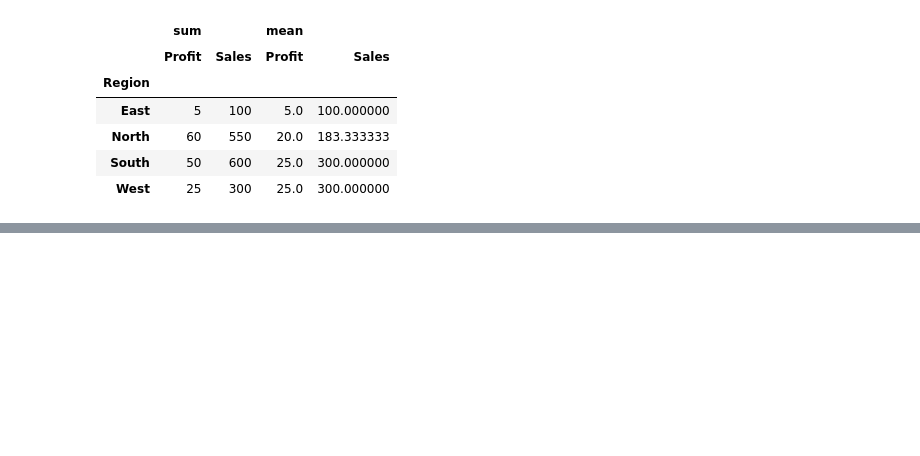
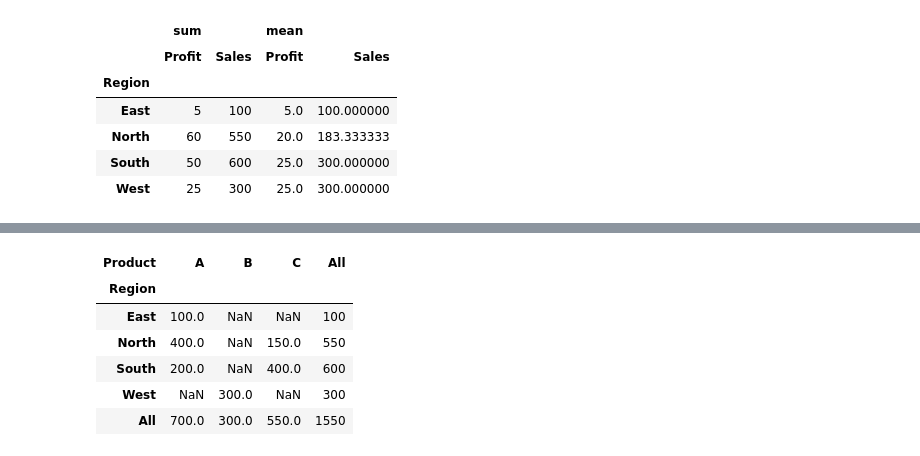
Before and after one commit to mohitsingh109/Learning-Python-March, a Jupyter notebook: Pandas.ipynb, the cells around one changed output, grey strips where cells are left out. Cells and saved outputs as stored; diff of their text form; code cells hidden in the pictures; blank space fills up the shorter version.

```diff
--- a/Pandas.ipynb
+++ b/Pandas.ipynb
@@ -1397,0 +1404,11 @@ pivot
+# %%
+result = df.pivot_table(values='Sales', index='Region', columns='Product',aggfunc='sum', margins=True)
+result
+# %% [output]
+| Product | A | B | C | All |
+| Region |  |  |  |  |
+| East | 100.0 | NaN | NaN | 100 |
+| North | 400.0 | NaN | 150.0 | 550 |
+| South | 200.0 | NaN | 400.0 | 600 |
+| West | NaN | 300.0 | NaN | 300 |
+| All | 700.0 | 300.0 | 550.0 | 1550 |
```
Also changed, not shown: parts of 6 cells of this notebook, 2 other files.
